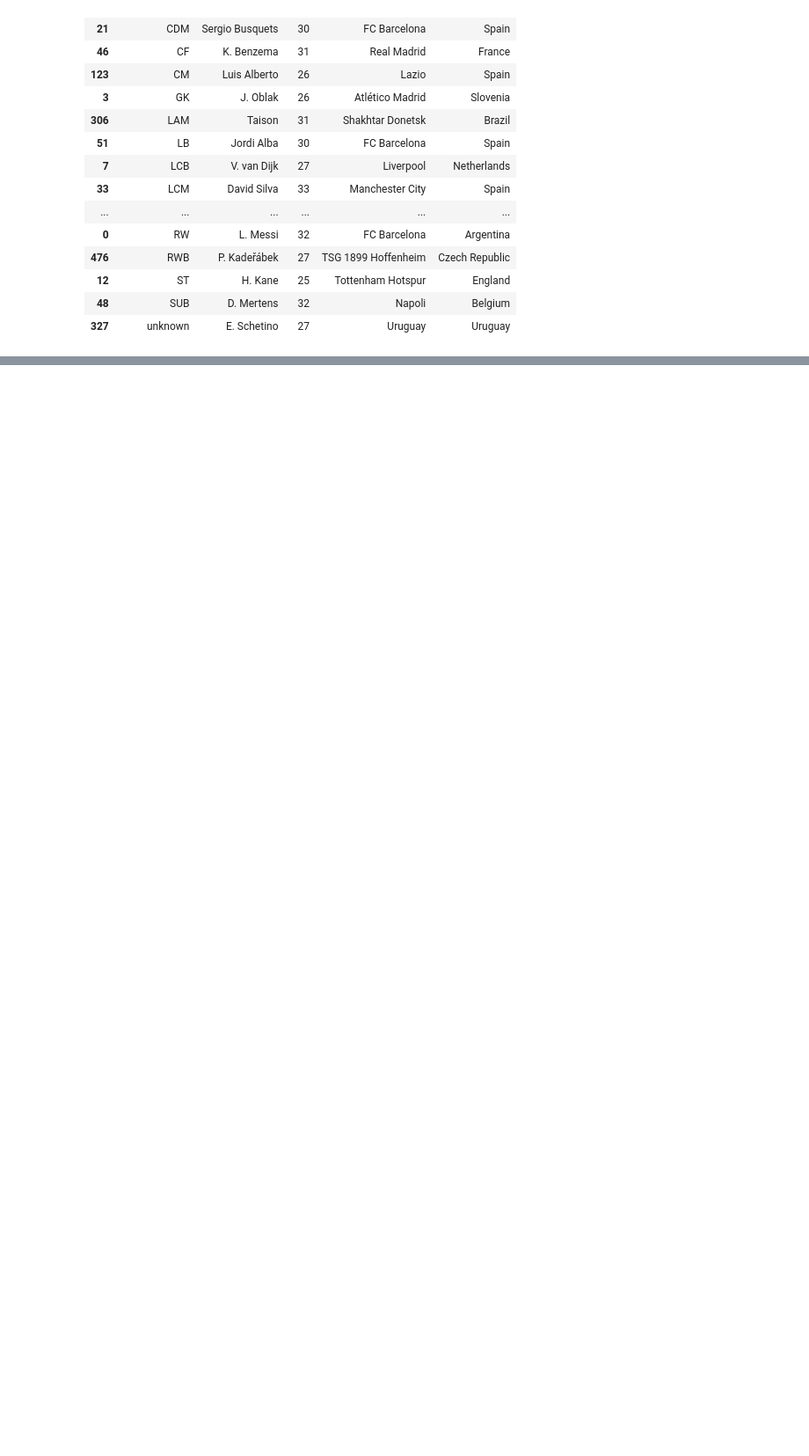
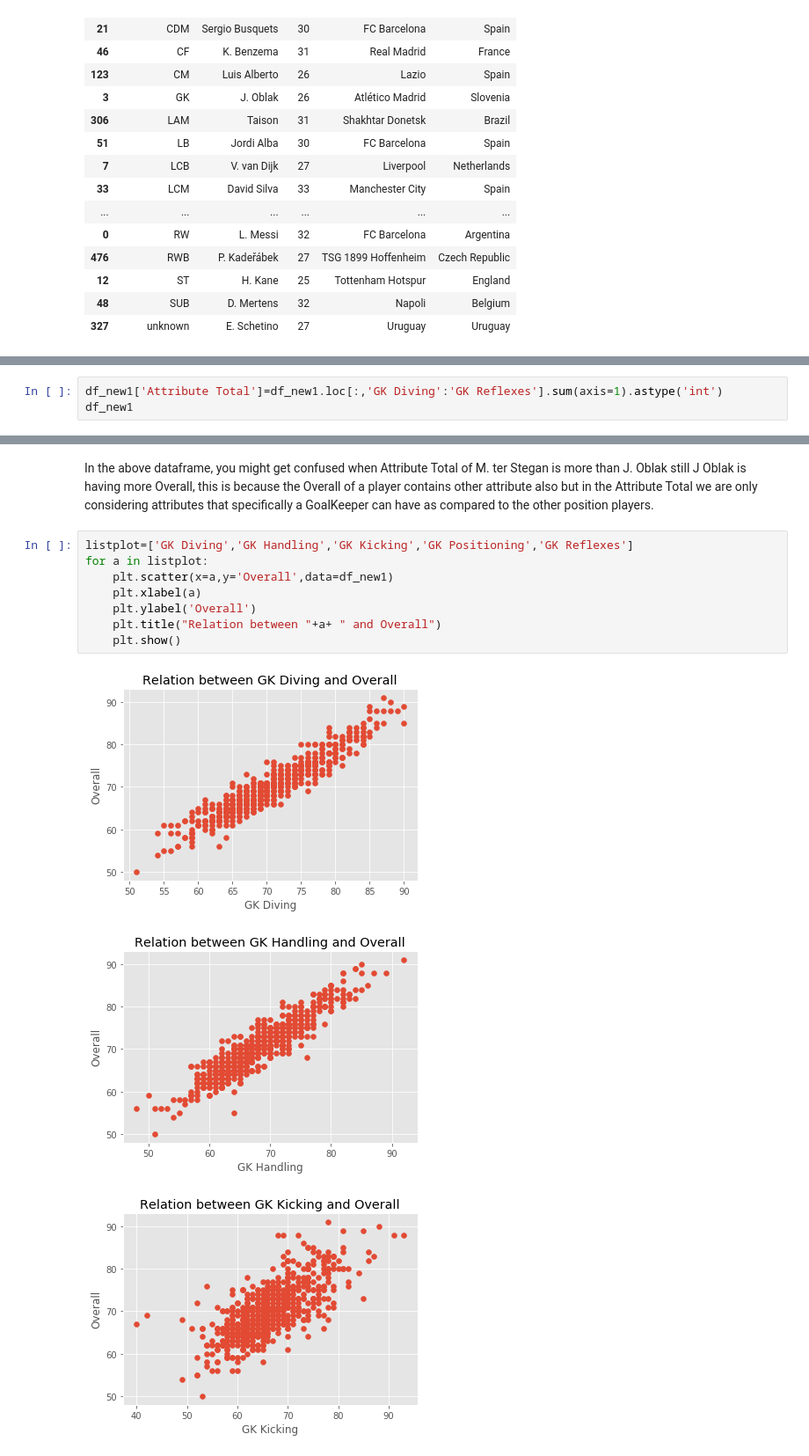
Before and after one commit to shlokadaga/fifa20, a Jupyter notebook: fifa20_project.ipynb, the cells around one changed output, grey strips where cells are left out. Shown at 88% size. Cells and saved outputs as stored; diff of their text form; blank space fills up the shorter version.

```diff
--- a/fifa20_project.ipynb
+++ b/fifa20_project.ipynb
@@ -747,0 +842,3 @@ df_new.iloc[df_new.groupby(df_new['Team Position'])['Overall'].idxmax()][['Team
+# %%
+df_new1['Attribute Total']=df_new1.loc[:,'GK Diving':'GK Reflexes'].sum(axis=1).astype('int')
+df_new1
@@ -747,0 +859,16 @@ df_new.iloc[df_new.groupby(df_new['Team Position'])['Overall'].idxmax()][['Team
+# %% [markdown]
+In the above dataframe, you might get confused when Attribute Total of M. ter Stegan is more than J. Oblak still J Oblak is
+having more Overall, this is because the Overall of a player contains other attribute also but in the Attribute Total we are
+only considering attributes that specifically a GoalKeeper can have as compared to the other position players.
+# %%
+listplot=['GK Diving','GK Handling','GK Kicking','GK Positioning','GK Reflexes']
+for a in listplot:
+    plt.scatter(x=a,y='Overall',data=df_new1)
+    plt.xlabel(a)
+    plt.ylabel('Overall')
+    plt.title("Relation between "+a+ " and Overall")
+    plt.show()
+# %% [output]
+[figure, added]
+[figure, added]
+[figure, added]
```
Also changed, not shown: parts of 14 cells of this notebook.
